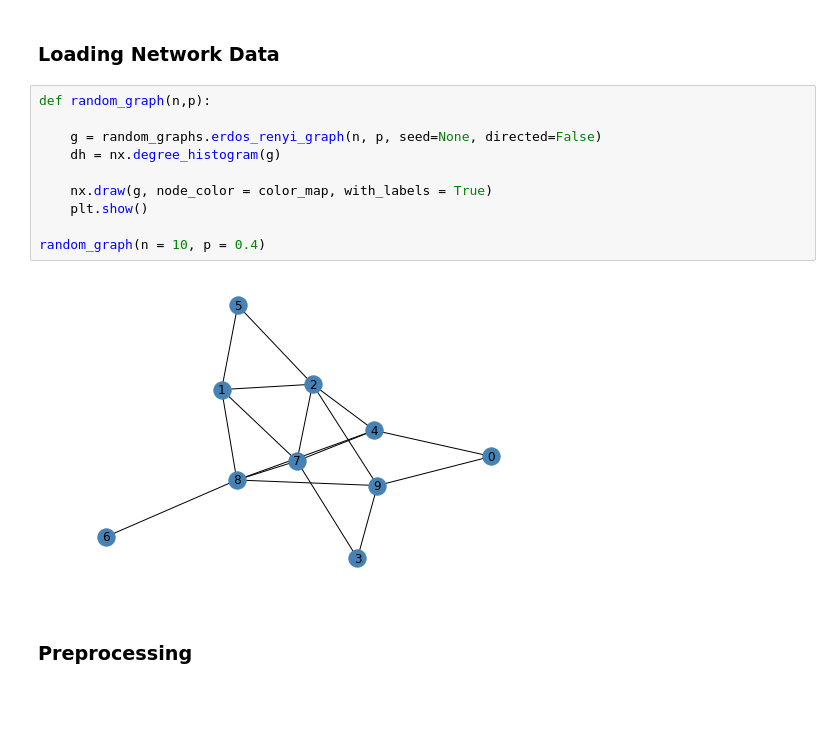
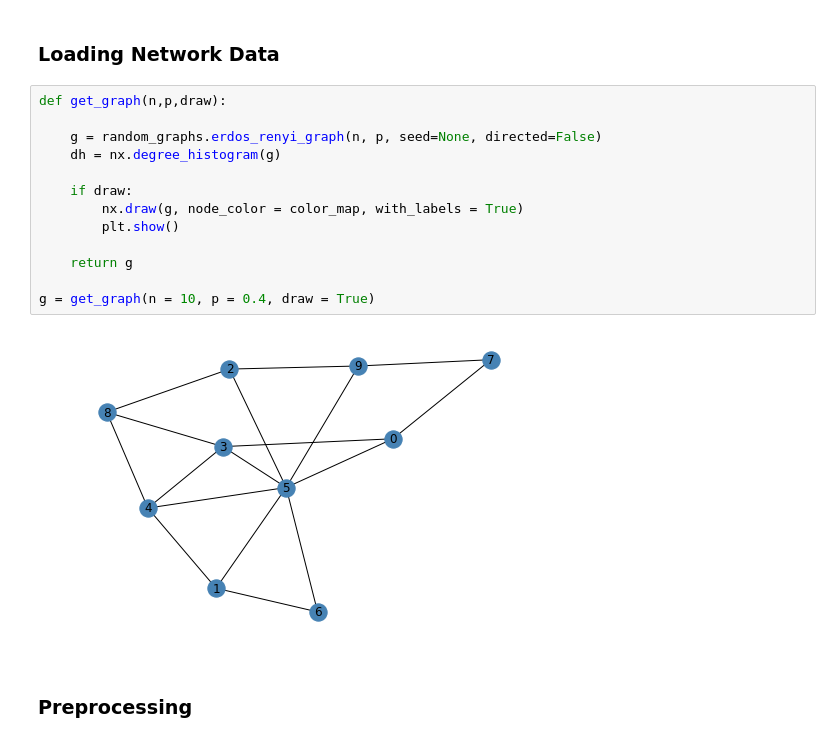
Before and after one commit to niklasstoehr/thesis, a Jupyter notebook: VAE_ER.ipynb, the cells around one changed output. Saved outputs shown, nothing was run; the diff lists cells and outputs as text; blank space fills up the shorter version.

```diff
--- a/VAE_ER.ipynb
+++ b/VAE_ER.ipynb
@@ -50,17 +50,20 @@ color_map = ["steelblue"]
 # %% [markdown]
 ### Loading Network Data
 # %%
-def random_graph(n,p):
+def get_graph(n,p,draw):
 
     g = random_graphs.erdos_renyi_graph(n, p, seed=None, directed=False)
     dh = nx.degree_histogram(g)
 
-    nx.draw(g, node_color = color_map, with_labels = True)
-    plt.show()
+    if draw:
+        nx.draw(g, node_color = color_map, with_labels = True)
+        plt.show()
 
-random_graph(n = 10, p = 0.4)
+    return g
+
+g = get_graph(n = 10, p = 0.4, draw = True)
 # %% [output]
-[figure, old version]
+[figure, new version]
 # %% [markdown]
 ### Preprocessing
 # %%
```
Also changed, not shown: parts of 11 cells of this notebook.
